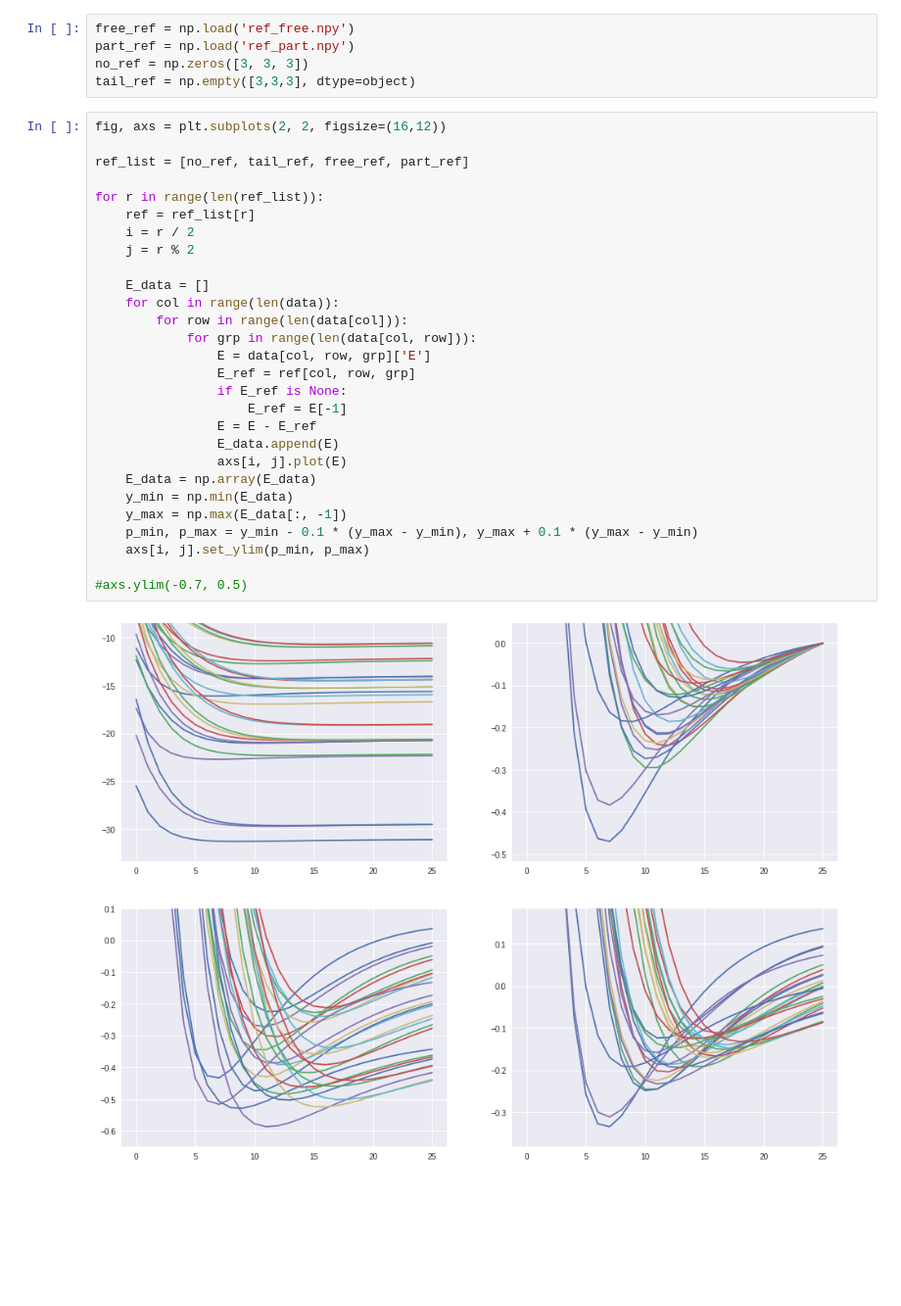
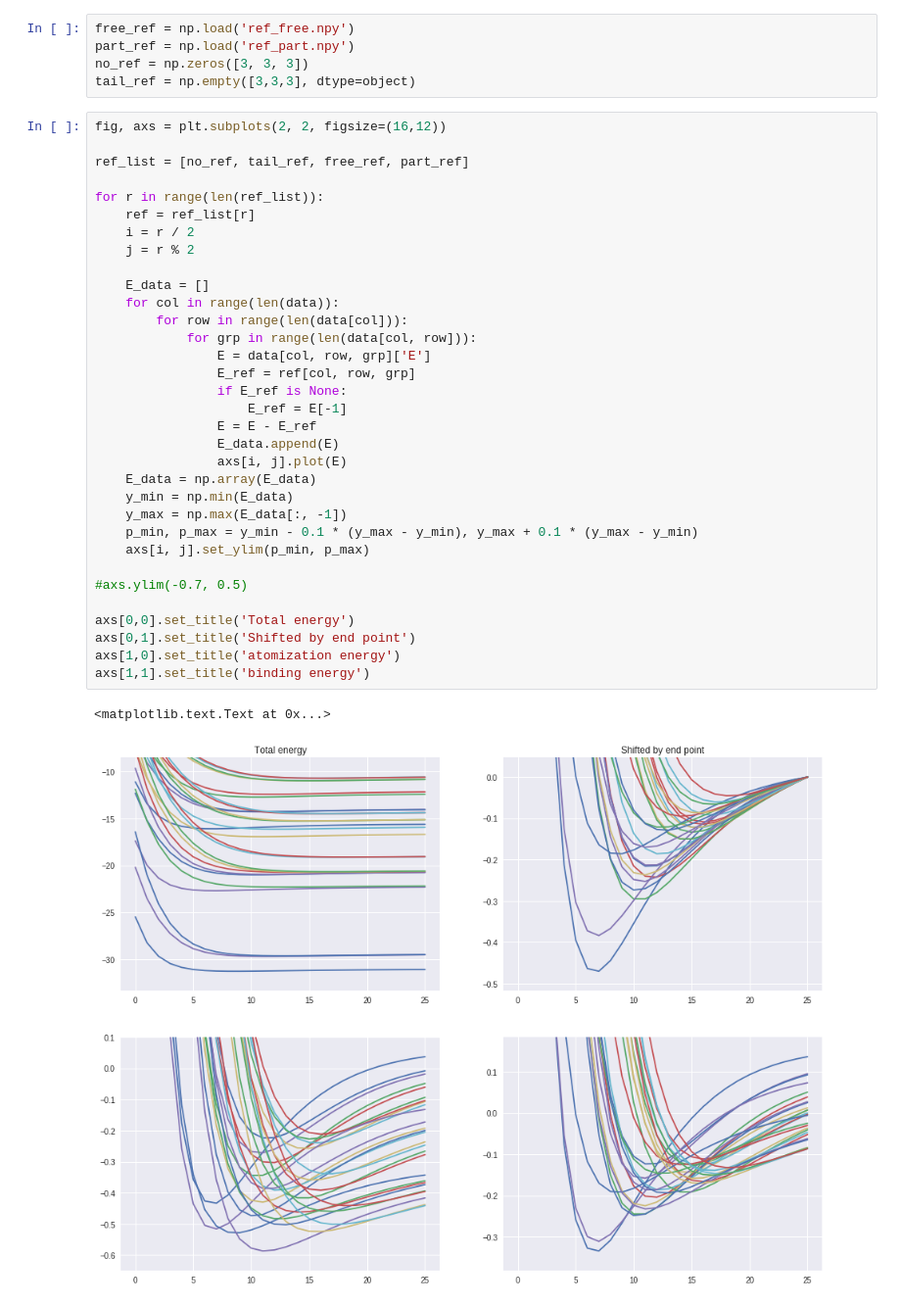
Before and after one commit to SamKChang/ipynb_notes, a Jupyter notebook: 20170803_result_check.ipynb, the cells around one changed output. Shown at 98% size. Cells and saved outputs as stored; diff of their text form; blank space fills up the shorter version.

Commit message:
add title

```diff
--- a/20170803_result_check.ipynb
+++ b/20170803_result_check.ipynb
@@ -18,30 +18,36 @@ tail_ref = np.empty([3,3,3], dtype=object)
 # %%
 fig, axs = plt.subplots(2, 2, figsize=(16,12))
 
 ref_list = [no_ref, tail_ref, free_ref, part_ref]
 
 for r in range(len(ref_list)):
     ref = ref_list[r]
     i = r / 2
     j = r % 2
 
     E_data = []
     for col in range(len(data)):
         for row in range(len(data[col])):
             for grp in range(len(data[col, row])):
                 E = data[col, row, grp]['E']
                 E_ref = ref[col, row, grp]
                 if E_ref is None:
                     E_ref = E[-1]
                 E = E - E_ref
                 E_data.append(E)
                 axs[i, j].plot(E)
     E_data = np.array(E_data)
     y_min = np.min(E_data)
     y_max = np.max(E_data[:, -1])
     p_min, p_max = y_min - 0.1 * (y_max - y_min), y_max + 0.1 * (y_max - y_min)
     axs[i, j].set_ylim(p_min, p_max)
 
 #axs.ylim(-0.7, 0.5)
+
+axs[0,0].set_title('Total energy')
+axs[0,1].set_title('Shifted by end point')
+axs[1,0].set_title('atomization energy')
+axs[1,1].set_title('binding energy')
 # %% [output]
+<matplotlib.text.Text at 0x...>
-[figure, old version]
+[figure, new version]
```
